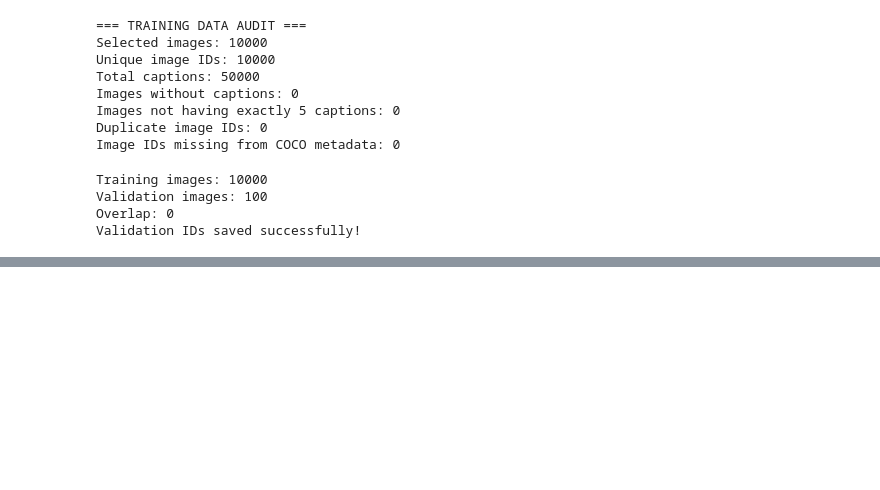
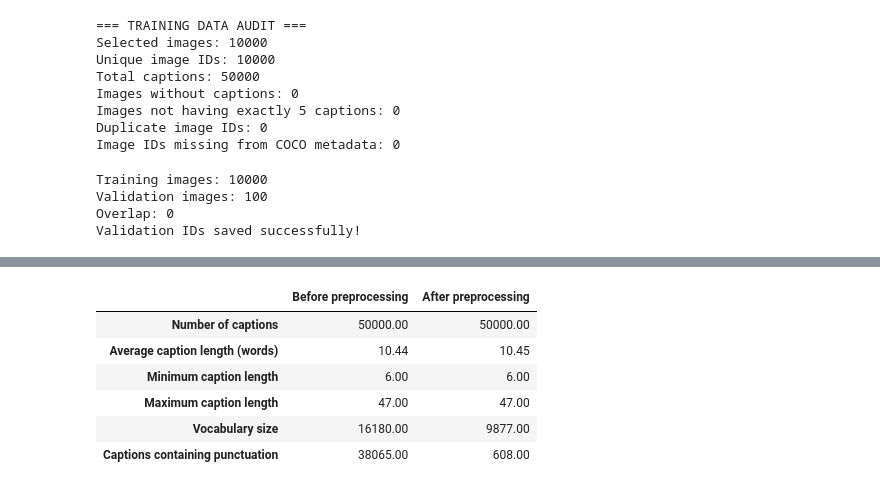
Before and after one commit to 4romyaissa7/coco-rag-captioning, a Jupyter notebook: notebooks/phase1_notebook.ipynb, the cells around one changed output, grey strips where cells are left out. Saved outputs shown, nothing was run; the diff lists cells and outputs as text; code cells hidden in the pictures; blank space fills up the shorter version.

Commit message:
Créé à l'aide de ColabUpdate Phase 1 notebook - Before and After Exploration

```diff
--- a/notebooks/phase1_notebook.ipynb
+++ b/notebooks/phase1_notebook.ipynb
@@ -2072,10 +671,0 @@ Drive already mounted at /content/drive; to attempt to forcibly remount, call dr
-# %%
-import json
-BASE = "/content/drive/MyDrive/phase1_data"
-qc = json.load(open(f"{BASE}/qc_report.json"))
-for name, v in qc.items():
-    if isinstance(v, dict):
-        print("✅" if v["passed"] else "❌", name, "|", v["detail"])
-    else:
-        print("ℹ️", name, "|", v)
-print("\nAll passed:", all(v["passed"] for v in qc.values() if isinstance(v, dict)))
@@ -2096,10 +671,0 @@ True
-# %%
-import json
-BASE = "/content/drive/MyDrive/phase1_data"
-qc = json.load(open(f"{BASE}/qc_report.json"))
-for name, v in qc.items():
-    if isinstance(v, dict):
-        print("✅" if v["passed"] else "❌", name, "|", v["detail"])
-    else:
-        print("ℹ️", name, "|", v)
-print("\nAll passed:", all(v["passed"] for v in qc.values() if isinstance(v, dict)))
@@ -2347,0 +672,49 @@ Context keywords: {'indoor': 7447, 'outdoor': 10001, 'day': 492, 'night': 373}
+# %%
+import json
+import re
+import string
+import pandas as pd
+
+BASE = "/content/drive/MyDrive/phase1_data"
+
+# Load raw and clean captions
+raw_captions = json.load(open(f"{BASE}/train_captions.json"))
+clean_captions = json.load(open(f"{BASE}/train_captions_processed.json"))
+
+def explore_captions(captions, text_key):
+    texts = [c[text_key] for c in captions]
+
+    word_lists = [text.split() for text in texts]
+    all_words = [word for words in word_lists for word in words]
+
+    return {
+        "Number of captions": len(texts),
+        "Average caption length (words)": round(
+            sum(len(words) for words in word_lists) / len(word_lists), 2
+        ),
+        "Minimum caption length": min(map(len, word_lists)),
+        "Maximum caption length": max(map(len, word_lists)),
+        "Vocabulary size": len(set(all_words)),
+        "Captions containing punctuation": sum(
+            any(char in string.punctuation for char in text)
+            for text in texts
+        )
+    }
+
+before = explore_captions(raw_captions, "caption")
+after = explore_captions(clean_captions, "caption_clean")
+
+comparison = pd.DataFrame({
+    "Before preprocessing": before,
+    "After preprocessing": after
+})
+
+display(comparison)
+# %% [output]
+|  | Before preprocessing | After preprocessing |
+| Number of captions | 50000.00 | 50000.00 |
+| Average caption length (words) | 10.44 | 10.45 |
+| Minimum caption length | 6.00 | 6.00 |
+| Maximum caption length | 47.00 | 47.00 |
+| Vocabulary size | 16180.00 | 9877.00 |
+| Captions containing punctuation | 38065.00 | 608.00 |
```
Also changed, not shown: parts of 65 cells of this notebook.
